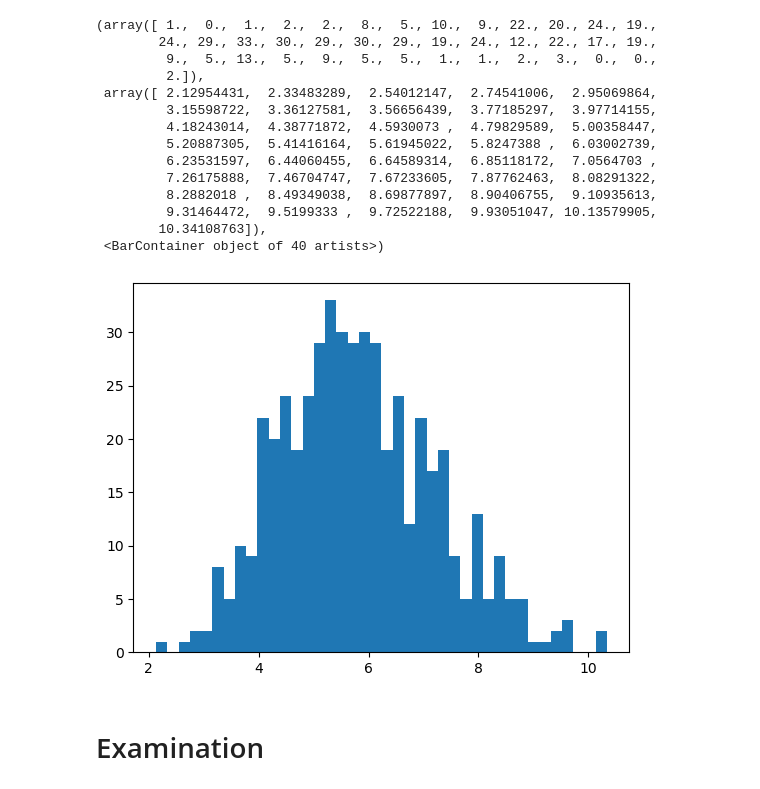
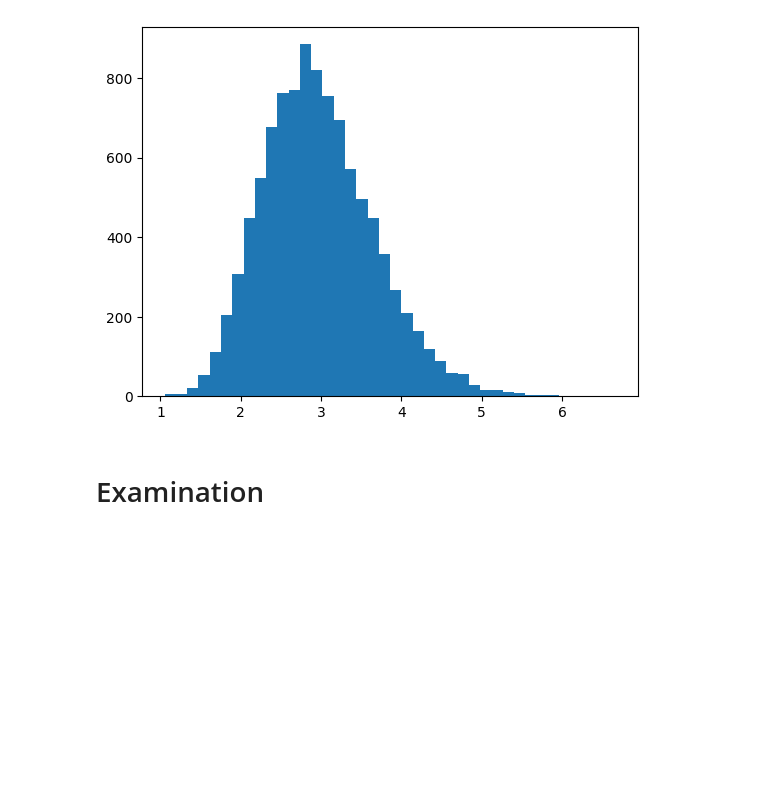
Before and after one commit to JonasEmrich/Wild-Bootstrap-Tests, a Jupyter notebook: wild_bootstrap.ipynb, the cells around one changed output. Saved outputs shown, nothing was run; the diff lists cells and outputs as text; code cells hidden in the pictures; blank space fills up the shorter version.

```diff
--- a/wild_bootstrap.ipynb
+++ b/wild_bootstrap.ipynb
@@ -37,39 +21,26 @@ c_alpha_star is 3.9658
 # %%
 def montecarlo_Tn(kernel_function, h, M):
     """Generate Monte Carlo estimate of "true" density of Tn"""
     def _generate_Tn():
         # auxiliary function for each iteration
-        y1, y2 = generate_synthetic_data(m1, m2, sigma)
+        y1, y2 = generate_synthetic_data(m1, m1, sigma)
         _m1 = smoothed_estimate(y1, kernel_function, h)
         _m2 = smoothed_estimate(y2, kernel_function, h)
         return calculate_Tn(_m1, _m2, h)
 
     N = 500
     x = np.arange(N)/N
     m1 = np.sin(np.pi*2*x)
     m2 = np.sin(np.pi*2*x) + np.exp((-800)*np.power(x-0.5, 2))
     sigma = 0.7 - 1.4*np.square(x-0.5)
     return [_generate_Tn() for _ in range(M)]
 
 # run & plot
-Tn_monte = montecarlo_Tn(bartlett_priestley_kernel, h=0.02, M=500)
+Tn_monte = montecarlo_Tn(bartlett_priestley_kernel, h=0.02, M=1000)
 plt.hist(Tn_monte, bins=40)
+plt.show()
 # %% [output]
-(array([ 1.,  0.,  1.,  2.,  2.,  8.,  5., 10.,  9., 22., 20., 24., 19.,
-        24., 29., 33., 30., 29., 30., 29., 19., 24., 12., 22., 17., 19.,
-         9.,  5., 13.,  5.,  9.,  5.,  5.,  1.,  1.,  2.,  3.,  0.,  0.,
-         2.]),
- array([ 2.12954431,  2.33483289,  2.54012147,  2.74541006,  2.95069864,
-         3.15598722,  3.36127581,  3.56656439,  3.77185297,  3.97714155,
-         4.18243014,  4.38771872,  4.5930073 ,  4.79829589,  5.00358447,
-         5.20887305,  5.41416164,  5.61945022,  5.8247388 ,  6.03002739,
-         6.23531597,  6.44060455,  6.64589314,  6.85118172,  7.0564703 ,
-         7.26175888,  7.46704747,  7.67233605,  7.87762463,  8.08291322,
-         8.2882018 ,  8.49349038,  8.69877897,  8.90406755,  9.10935613,
-         9.31464472,  9.5199333 ,  9.72522188,  9.93051047, 10.13579905,
-        10.34108763]),
- <BarContainer object of 40 artists>)
-[figure, old version]
+[figure, new version]
 # %% [markdown]
 # Examination
 # %%
```
Also changed, not shown: parts of 4 cells of this notebook, 1 other file.
